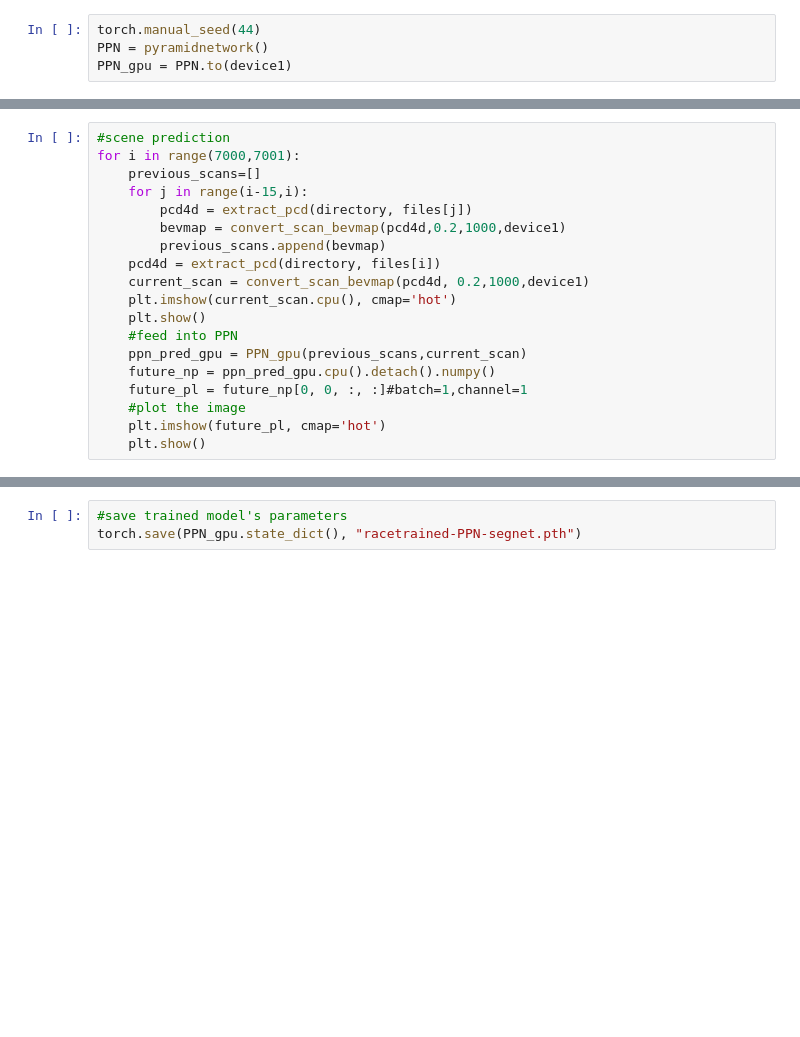
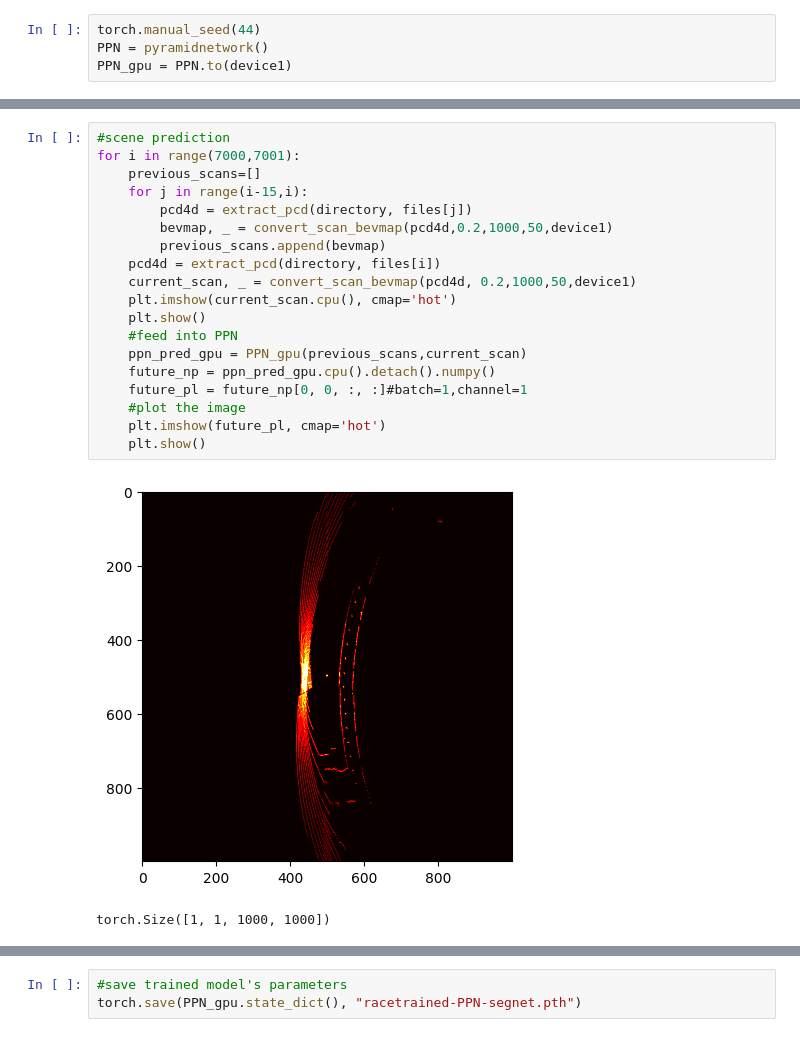
Before and after one commit to suwesh/Parallel-Perception-Network, a Jupyter notebook: scene-evo-hwacc.ipynb, the cells around one changed output, grey strips where cells are left out. Cells and saved outputs as stored; diff of their text form; blank space fills up the shorter version.

```diff
--- a/scene-evo-hwacc.ipynb
+++ b/scene-evo-hwacc.ipynb
@@ -454,19 +505,22 @@ plt.show()"""
 # %%
 #scene prediction
 for i in range(7000,7001):
     previous_scans=[]
     for j in range(i-15,i):
         pcd4d = extract_pcd(directory, files[j])
-        bevmap = convert_scan_bevmap(pcd4d,0.2,1000,device1)
+        bevmap, _ = convert_scan_bevmap(pcd4d,0.2,1000,50,device1)
         previous_scans.append(bevmap)
     pcd4d = extract_pcd(directory, files[i])
-    current_scan = convert_scan_bevmap(pcd4d, 0.2,1000,device1)
+    current_scan, _ = convert_scan_bevmap(pcd4d, 0.2,1000,50,device1)
     plt.imshow(current_scan.cpu(), cmap='hot')
     plt.show()
     #feed into PPN
     ppn_pred_gpu = PPN_gpu(previous_scans,current_scan)
     future_np = ppn_pred_gpu.cpu().detach().numpy()
     future_pl = future_np[0, 0, :, :]#batch=1,channel=1
     #plot the image
     plt.imshow(future_pl, cmap='hot')
     plt.show()
+# %% [output]
+[figure, added]
+torch.Size([1, 1, 1000, 1000])
```
Also changed, not shown: parts of 16 cells of this notebook.
